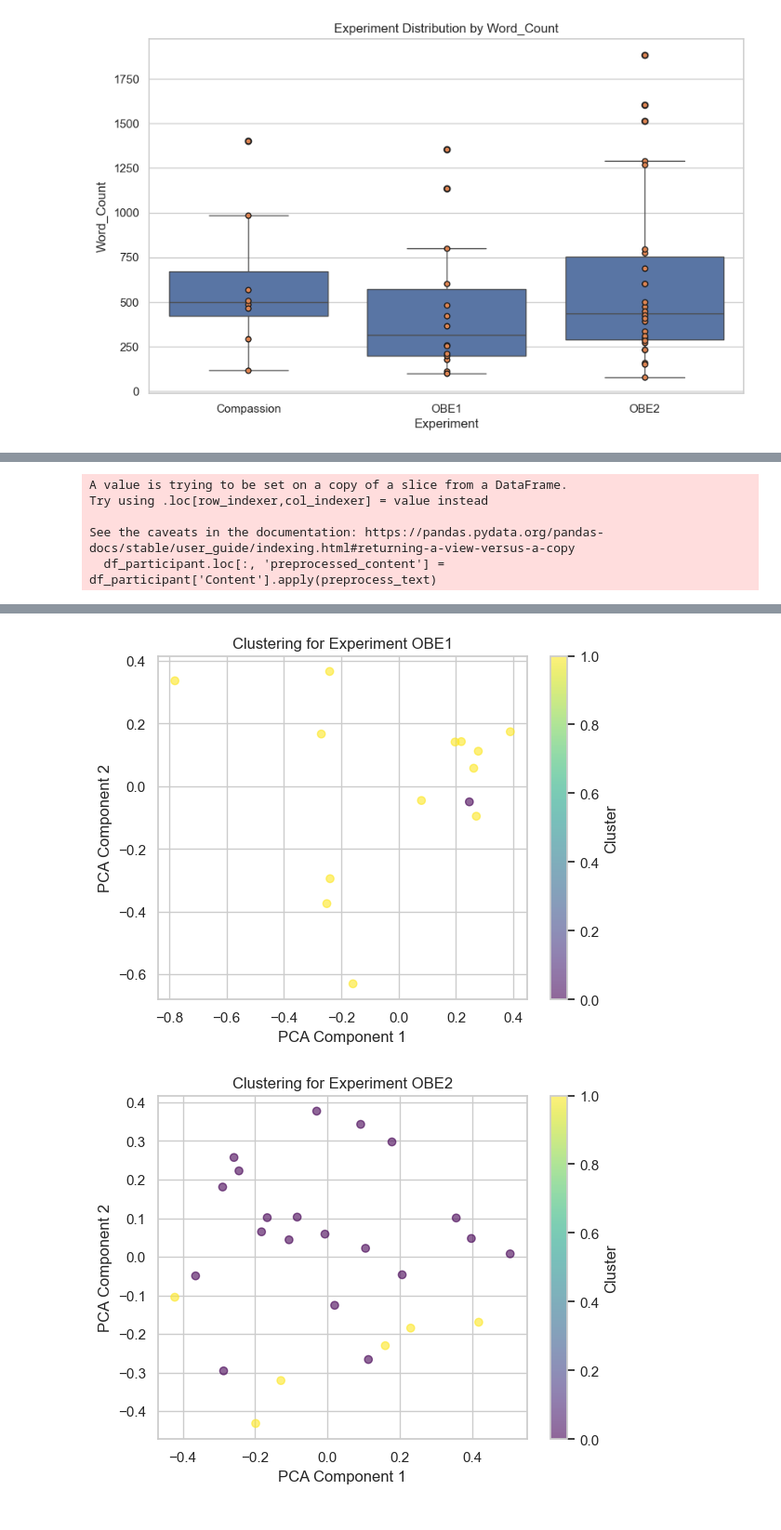
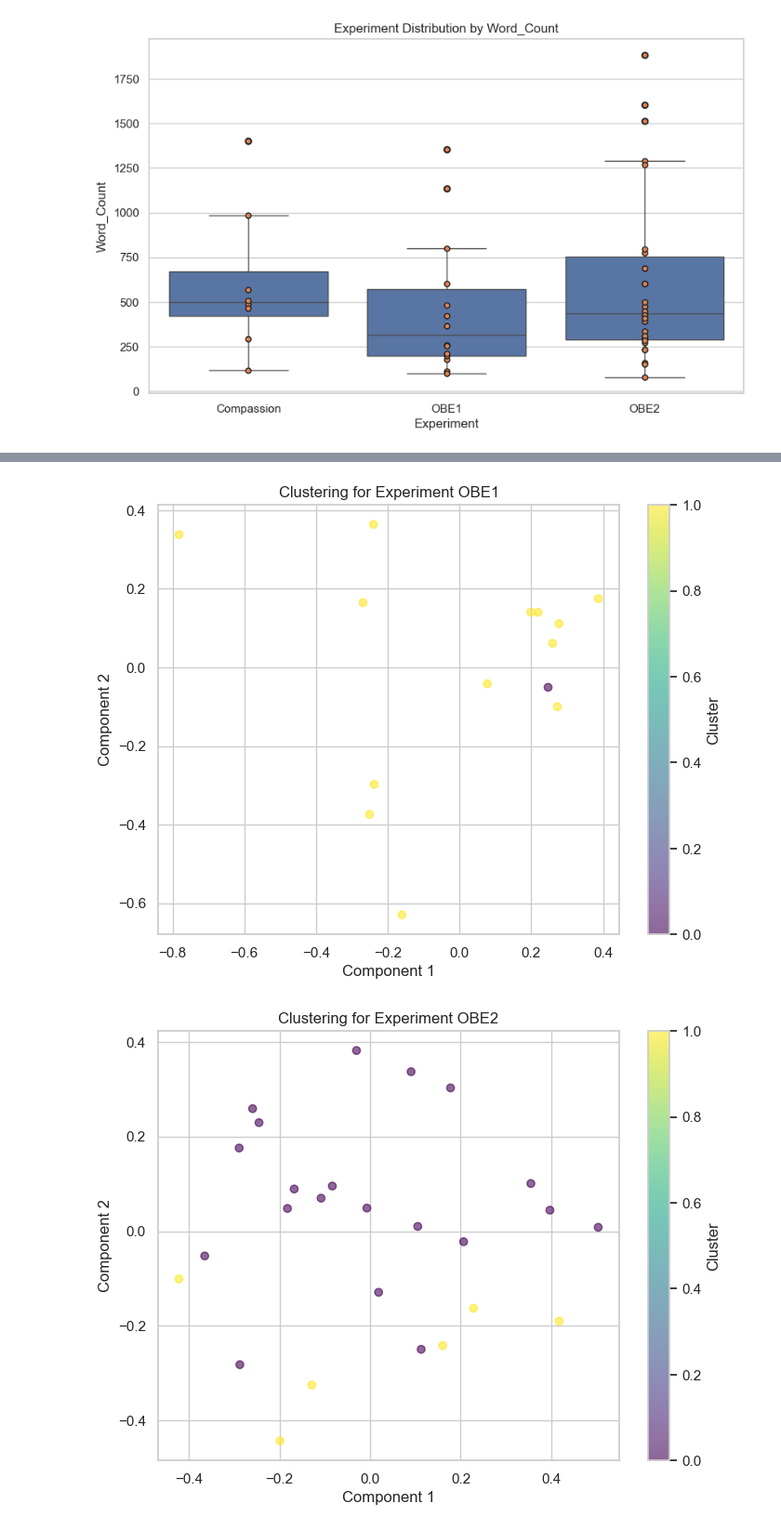
Before and after one commit to AfroDeivid/automatic-interviews-processing, a Jupyter notebook: src/analysis.ipynb, the cells around one changed output, grey strips where cells are left out. Shown at 93% size. Cells and saved outputs as stored; diff of their text form; code cells hidden in the pictures.

```diff
--- a/src/analysis.ipynb
+++ b/src/analysis.ipynb
@@ -89,19 +83,28 @@ generate_word_clouds(unique_words_df_interviewer, groupby_columns=['Experiment']
 # %%
-# Preprocess text
+# Define extra stopwords
+extra_stopwords = {'yeah', 'yes', 'like', 'you', 'know', 'um', 'uh', 'dont', 'really', 'think', 'feel'}
+
+# Preprocess tex
 df_participant.loc[:, 'preprocessed_content'] = df_participant['Content'].apply(preprocess_text)
 
 # Group data by Experiment and Participant
 grouped_df = df_participant.groupby(['Experiment', 'Id'])['preprocessed_content'].apply(' '.join).reset_index()
-
-# Perform clustering with both methods
-clustered_dfs_tfidf, tfidf_matrices = cluster_tfidf_kmeans(grouped_df, 2)
-clustered_dfs_bert, bert_matrices = cluster_bert_kmeans(grouped_df, 2)
-# %% [output]
-A value is trying to be set on a copy of a slice from a DataFrame.
-Try using .loc[row_indexer,col_indexer] = value instead
-
-See the caveats in the documentation: https://pandas.pydata.org/pandas-docs/stable/user_guide/indexing.html#returning-a-view-versus-a-copy
-  df_participant.loc[:, 'preprocessed_content'] = df_participant['Content'].apply(preprocess_text)
+# %%
+# Cluster using TF-IDF and KMeans
+clustered_dfs_tfidf, embeddings_tfidf = cluster_text_kmeans(
+    grouped_df,
+    method='tfidf',
+    n_clusters=2,  # Let the function determine the optimal number of clusters
+    n_components=2
+)
+
+# Cluster using BERT embeddings and KMeans
+clustered_dfs_bert, embeddings_bert = cluster_text_kmeans(
+    grouped_df,
+    method='bert',
+    n_clusters=2,
+    n_components=2
+)
 # %%
-visualize_clusters(clustered_dfs_tfidf)
+visualize_clusters(clustered_dfs_tfidf, n_components=2)
 # %% [output]
@@ -109,3 +112,3 @@ visualize_clusters(clustered_dfs_tfidf)
-[figure, old version]
+[figure, new version]
-[figure, old version]
+[figure, new version]
 # %%
```
Also changed, not shown: parts of 34 cells of this notebook, 16 other files.
